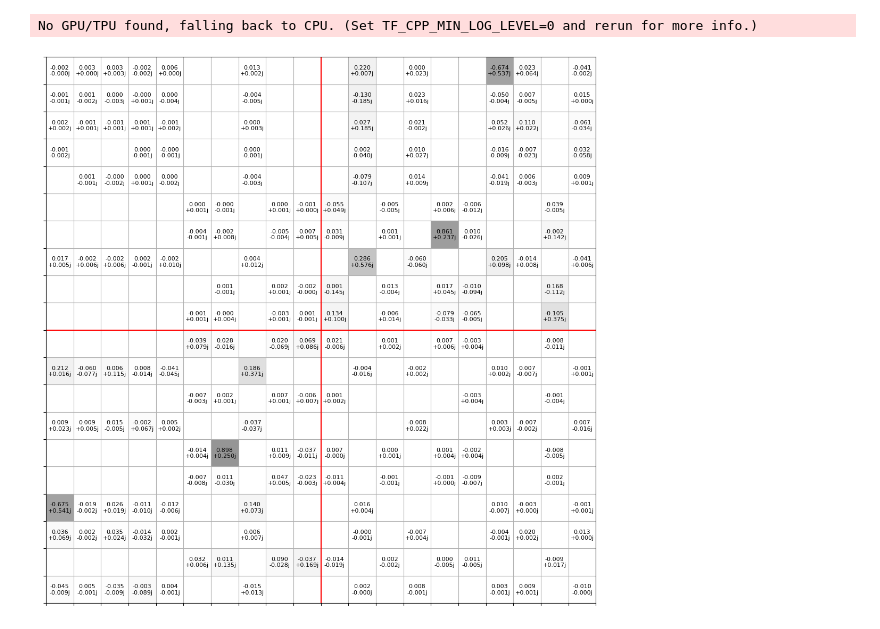
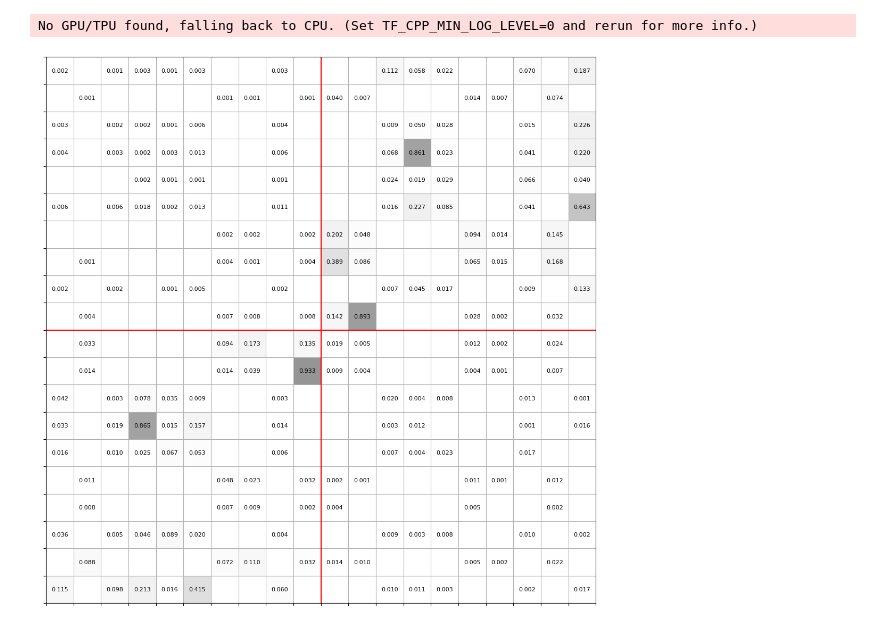
Before and after one commit to flaport/meow, a Jupyter notebook: _sources/examples/02_taper_length_sweep.ipynb, the cells around one changed output. Drawn from its saved outputs; the diff is of its cells as text; code cells hidden in the pictures.

```diff
--- a/_sources/examples/02_taper_length_sweep.ipynb
+++ b/_sources/examples/02_taper_length_sweep.ipynb
@@ -108,7 +108,7 @@ S2, pm2 = find_s_matrix(length=5.0)
 # %% [output]
 No GPU/TPU found, falling back to CPU. (Set TF_CPP_MIN_LOG_LEVEL=0 and rerun for more info.)
 # %%
-mw.visualize((S1, pm1))
+mw.visualize((abs(S1), pm1))
 # %% [output]
-[figure, old version]
+[figure, new version]
 # %%
```
Also changed, not shown: parts of 1 cell of this notebook, 49 other files.
